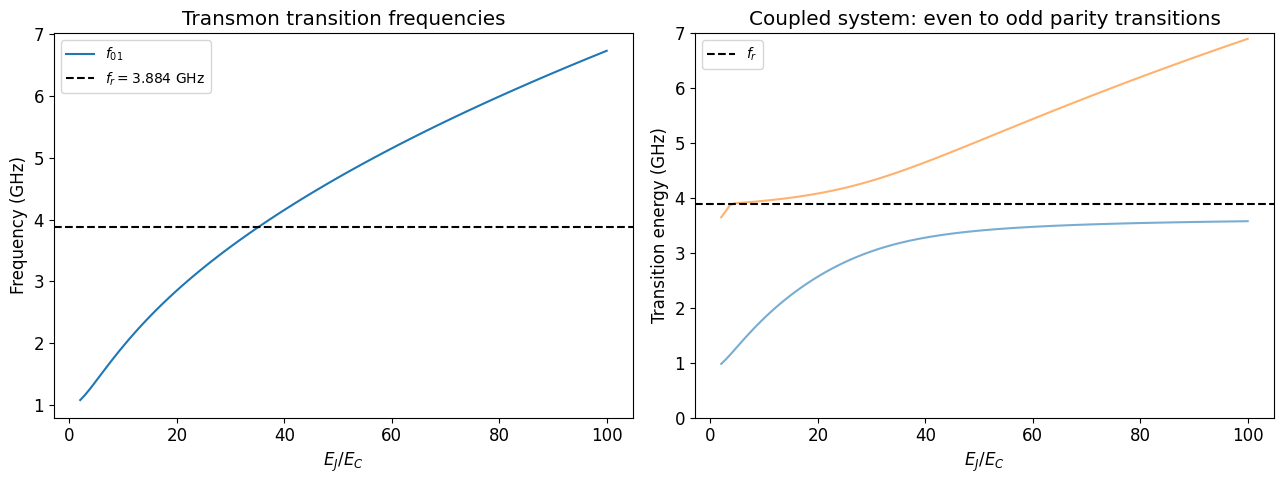
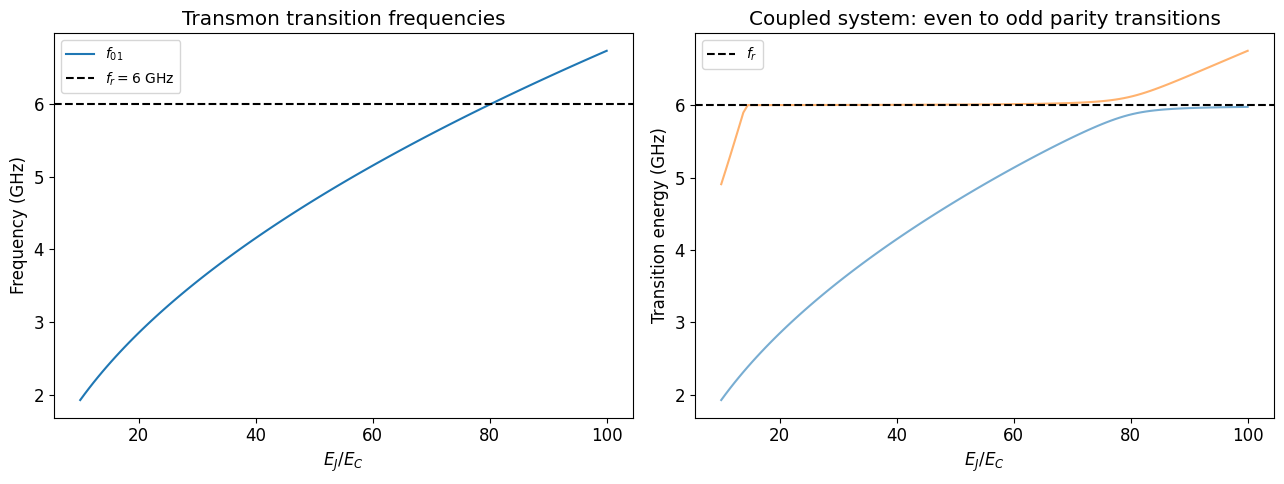
The change to this notebook cell's code, shown as a diff; its figure went from the first image to the second:
--- before
+++ after
@@ -19,5 +19,4 @@
 ax.set_ylabel('Transition energy (GHz)')
 ax.set_title('Coupled system: even to odd parity transitions')
-ax.set_ylim(0, 7)
 ax.legend(fontsize=10)
 

Commit: Corrected dispersive shift calcs.